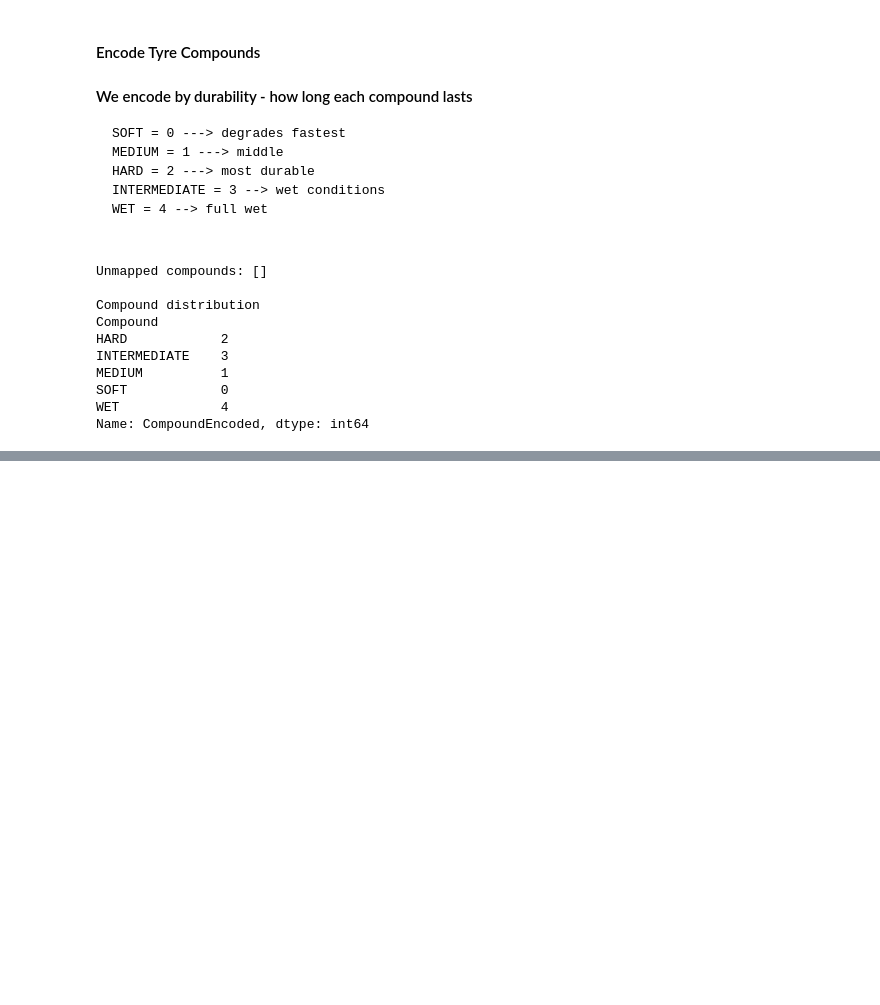
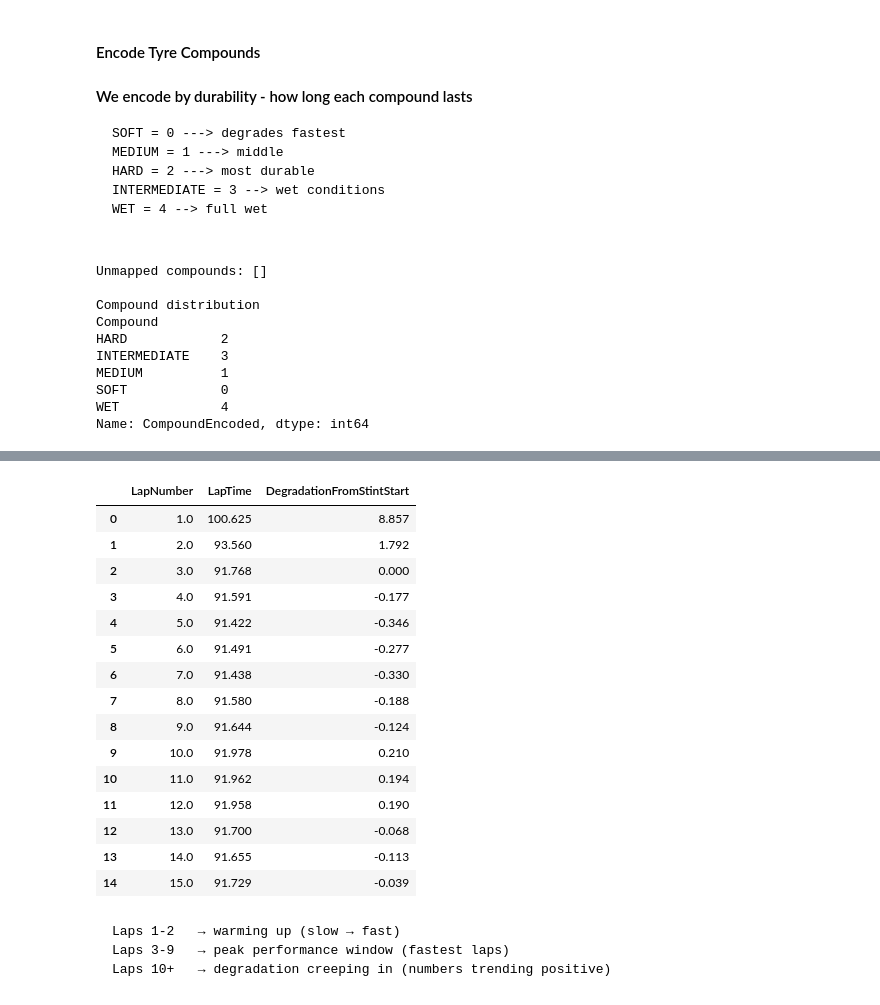
Before and after one commit to the-liyanage/f1-strategy-optimizer, a Jupyter notebook: notebooks/02_feature_engineering.ipynb.ipynb, the cells around one changed output, grey strips where cells are left out. Cells and saved outputs as stored; diff of their text form; code cells hidden in the pictures; blank space fills up the shorter version.

````diff
--- a/notebooks/02_feature_engineering.ipynb.ipynb
+++ b/notebooks/02_feature_engineering.ipynb.ipynb
@@ -247,0 +428,48 @@ Name: CompoundEncoded, dtype: int64
+# %%
+# Instead of comparing to lap 1 of the stint (which is artificially slow), compare to
+# lap 3 of the stint, by then the tyre has warmed up and we get a
+# true degradation baseline
+
+
+def cal_degradation(group):
+    # Use lap 3 as baseline if it exists, otherwise fall back to first available lap
+    # This skips the slow out-lap(lap1) and warm-up lap (lap2)
+
+    if len(group) >=3:
+        baseline = group.iloc[2] #3rd lap of the stint
+    else:
+        baseline = group.iloc[0]
+
+    return group - baseline
+
+
+
+df["DegradationFromStintStart"] = df.groupby(
+    ["RaceName", "Driver", "Stint"]
+)["LapTime"].transform(cal_degradation)
+
+
+df[df["Driver"] == "ALB"][["LapNumber", "LapTime", "DegradationFromStintStart"]].head(15)
+# %% [output]
+|  | LapNumber | LapTime | DegradationFromStintStart |
+| 0 | 1.0 | 100.625 | 8.857 |
+| 1 | 2.0 | 93.560 | 1.792 |
+| 2 | 3.0 | 91.768 | 0.000 |
+| 3 | 4.0 | 91.591 | -0.177 |
+| 4 | 5.0 | 91.422 | -0.346 |
+| 5 | 6.0 | 91.491 | -0.277 |
+| 6 | 7.0 | 91.438 | -0.330 |
+| 7 | 8.0 | 91.580 | -0.188 |
+| 8 | 9.0 | 91.644 | -0.124 |
+| 9 | 10.0 | 91.978 | 0.210 |
+| 10 | 11.0 | 91.962 | 0.194 |
+| 11 | 12.0 | 91.958 | 0.190 |
+| 12 | 13.0 | 91.700 | -0.068 |
+| 13 | 14.0 | 91.655 | -0.113 |
+| 14 | 15.0 | 91.729 | -0.039 |
+# %% [markdown]
+```
+Laps 1-2   → warming up (slow → fast)
+Laps 3-9   → peak performance window (fastest laps)
+Laps 10+   → degradation creeping in (numbers trending positive)
+```
````
Also changed, not shown: parts of 15 cells of this notebook.
